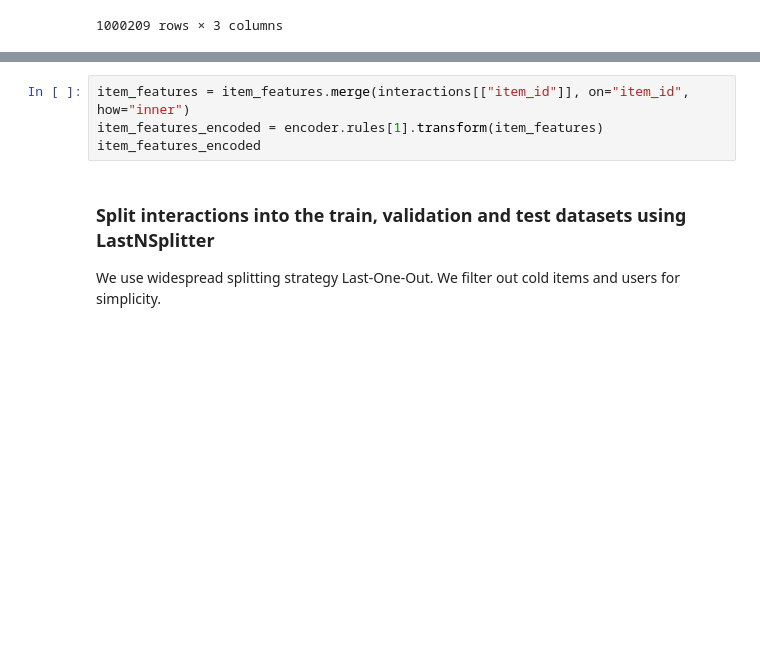
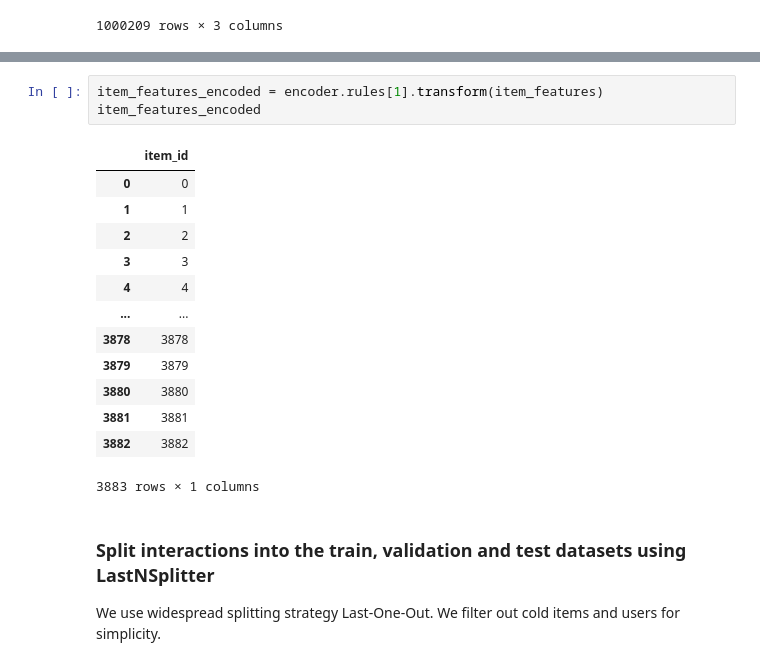
Before and after one commit to sb-ai-lab/RePlay, a Jupyter notebook: examples/15_twotower_example.ipynb, the cells around one changed output, grey strips where cells are left out. Cells and saved outputs as stored; diff of their text form; blank space fills up the shorter version.

```diff
--- a/examples/15_twotower_example.ipynb
+++ b/examples/15_twotower_example.ipynb
@@ -75,8 +77,21 @@ encoded_interactions
 1000209 rows × 3 columns
 # %%
-item_features = item_features.merge(interactions[["item_id"]], on="item_id", how="inner")
 item_features_encoded = encoder.rules[1].transform(item_features)
 item_features_encoded
+# %% [output]
+|  | item_id |
+| 0 | 0 |
+| 1 | 1 |
+| 2 | 2 |
+| 3 | 3 |
+| 4 | 4 |
+| ... | ... |
+| 3878 | 3878 |
+| 3879 | 3879 |
+| 3880 | 3880 |
+| 3881 | 3881 |
+| 3882 | 3882 |
+3883 rows × 1 columns
 # %% [markdown]
 ### Split interactions into the train, validation and test datasets using LastNSplitter
 We use widespread splitting strategy Last-One-Out. We filter out cold items and users for simplicity.
```
Also changed, not shown: parts of 8 cells of this notebook, 1 other file.
